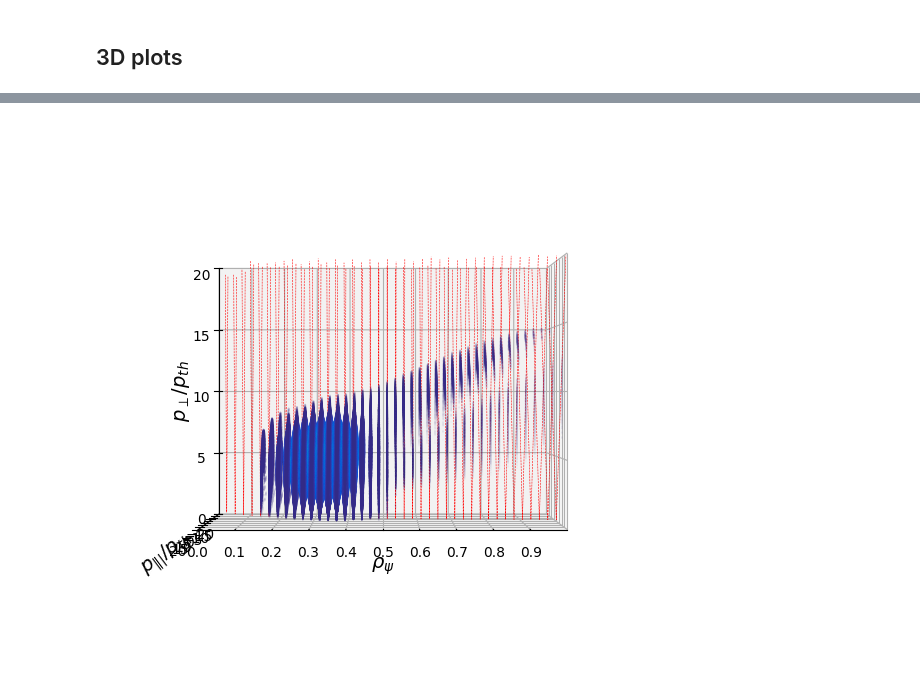
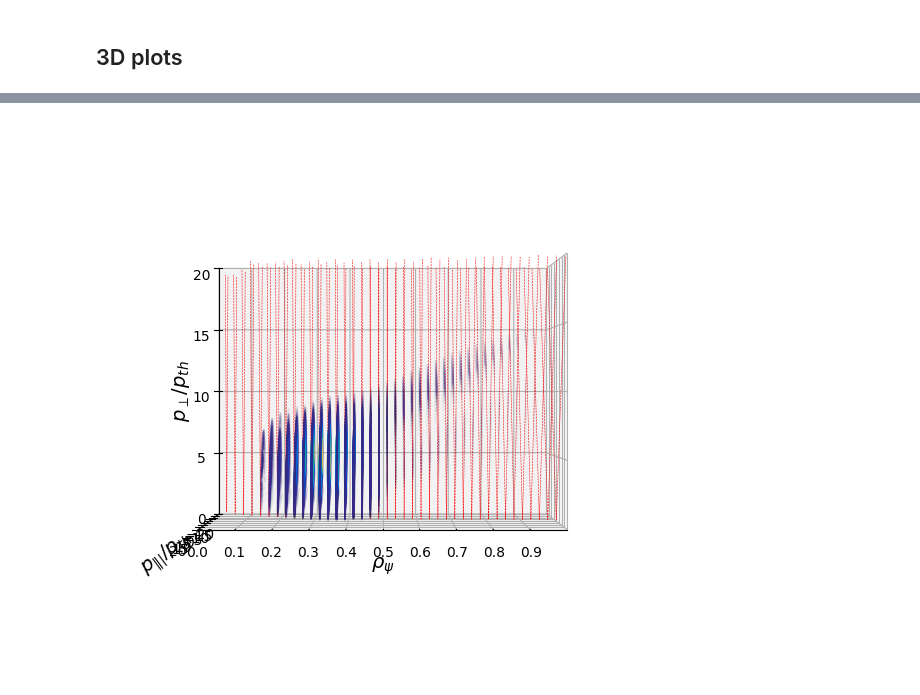
Before and after one commit to EwoutDevlaminck/WKBacca_QL, a Jupyter notebook: Analysis_sparse.ipynb, the cells around one changed output, grey strips where cells are left out. Cells and saved outputs as stored; diff of their text form; code cells hidden in the pictures.

```diff
--- a/Analysis_sparse.ipynb
+++ b/Analysis_sparse.ipynb
@@ -561,38 +575,38 @@ plt.show()
 
 fig = plt.figure(figsize=(7,7))
 ax = fig.add_subplot(111, projection='3d')
-ax.scatter(rho_values_toshow_fluct, ppar_values_toshow_fluct, pper_values_toshow_fluct, c=DRF_pp_fluct_toshow, cmap=parula_map, s=1000*DRF_pp_fluct_toshow, alpha=.3)
+ax.scatter(rho_values_toshow_fluct, ppar_values_toshow_fluct, pper_values_toshow_fluct, c=DRF_pp_fluct_toshow, cmap=parula_map, s=20*DRF_pp_fluct_toshow, alpha=.3)
 
 # Plot a vertical surface
 """
 rho = RHO[i, 0, 0]
 ax.plot_surface(np.tile(rho, (len(p_norm), len(ksi0_h))).T, PPAR[i], PPER[i], alpha=0.5, color='grey')
 ax.plot([rho, rho], [-16, 16], [-.5, -0.5], color='black', linestyle='dashed', linewidth=1)
 ax.plot([rho, rho], [-16, -16], [-.5, 16], color='black', linestyle='dashed', linewidth=1)
 """
 
 # Plot the trapping line at every rho
 p_par_T = np.linspace(-p_max, p_max, 200)
 for i in range(0, len(psi)):
     p_perp_T = Trapping_line(p_par_T, Trapksi0_fluct, i)
     # Cut the line short when it would leave the box
     p_perp_T_toplot = p_perp_T[(p_perp_T > 0) & (p_perp_T < p_max)]
     p_par_T_toplot = p_par_T[(p_perp_T > 0) & (p_perp_T < p_max)]
     ax.plot(np.sqrt(psi[i])*np.ones_like(p_par_T_toplot), p_par_T_toplot, p_perp_T_toplot, color='r', linestyle='--', linewidth=0.4)
 
 ax.set_xlabel(r'$\rho_{\psi}$', fontsize= 14)
 ax.set_ylabel(r'$p_{\||}/p_{th}$' , fontsize= 14)
 ax.set_zlabel(r'$p_{\perp}/p_{th}$', fontsize= 14, rotation=180)
 
 ax.set_xlim([rho_max, 0])
 ax.set_xticks(np.arange(0, rho_max, 0.1))
 ax.set_ylim([-p_max, p_max])
 ax.set_yticks(np.arange(-p_max, p_max+1, 5))
 ax.set_zlim([0, p_max])
 ax.set_zticks(np.arange(0, p_max+1, 5))
 
 ax.view_init(elev=0, azim=90)
 
 plt.show()
 # %% [output]
-[figure, old version]
+[figure, new version]
```
Also changed, not shown: parts of 6 cells of this notebook, 3 other files.
